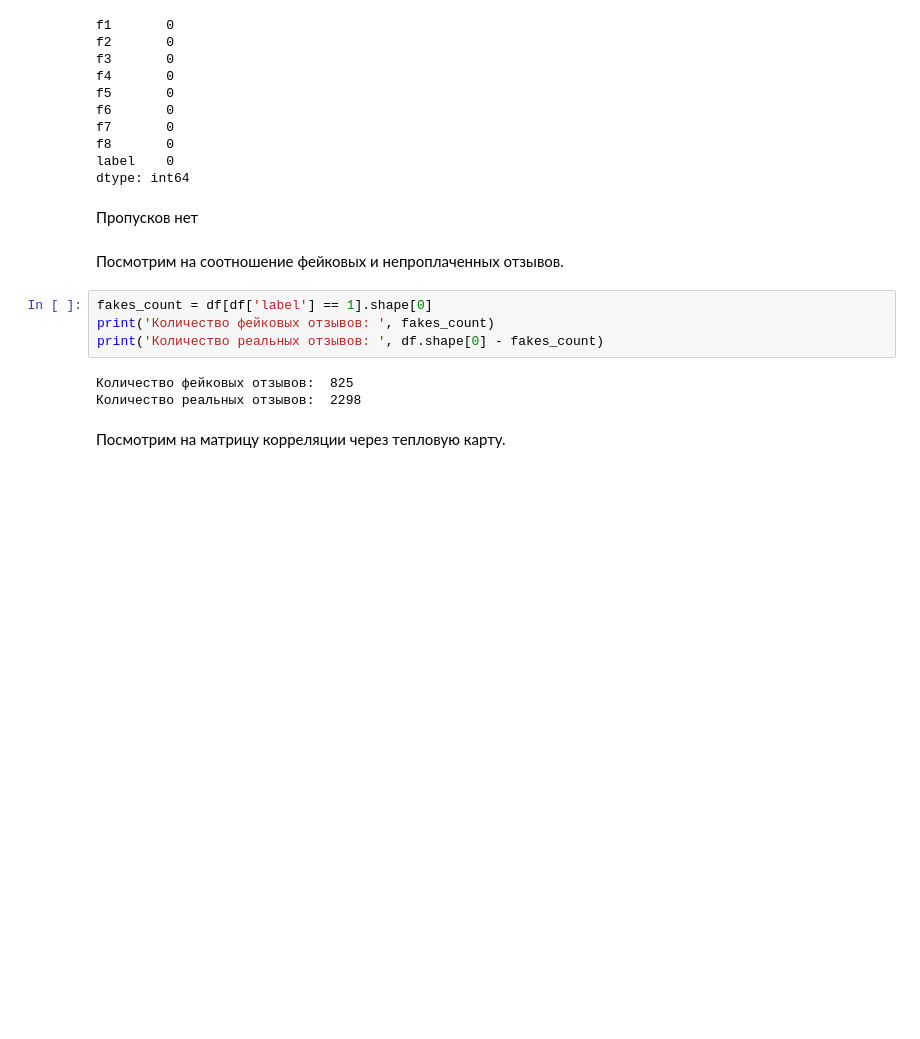
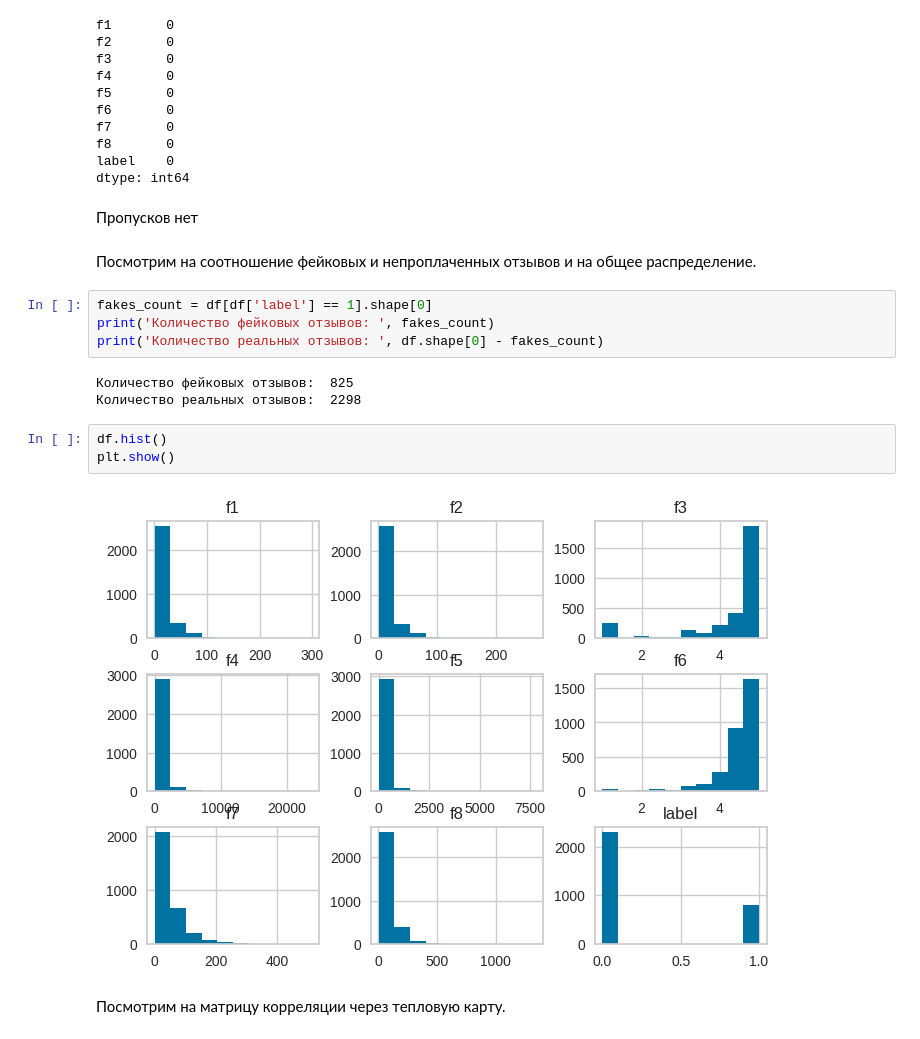
Before and after one commit to wyluilipe/wb_fakerecalls, a Jupyter notebook: mltask.ipynb, the cells around one changed output. Drawn from its saved outputs; the diff is of its cells as text; blank space fills up the shorter version.

```diff
--- a/mltask.ipynb
+++ b/mltask.ipynb
@@ -108,7 +108,7 @@ dtype: int64
 # %% [markdown]
 Пропусков нет
 # %% [markdown]
-Посмотрим на соотношение фейковых и непроплаченных отзывов.
+Посмотрим на соотношение фейковых и непроплаченных отзывов и на общее распределение.
 # %%
 fakes_count = df[df['label'] == 1].shape[0]
 print('Количество фейковых отзывов: ', fakes_count)
@@ -116,6 +116,11 @@ print('Количество реальных отзывов: ', df.shape[0] - fa
 # %% [output]
 Количество фейковых отзывов:  825
 Количество реальных отзывов:  2298
+# %%
+df.hist()
+plt.show()
+# %% [output]
+[figure, added]
 # %% [markdown]
 Посмотрим на матрицу корреляции через тепловую карту.
 # %%
```
Also changed, not shown: parts of 16 cells of this notebook.
